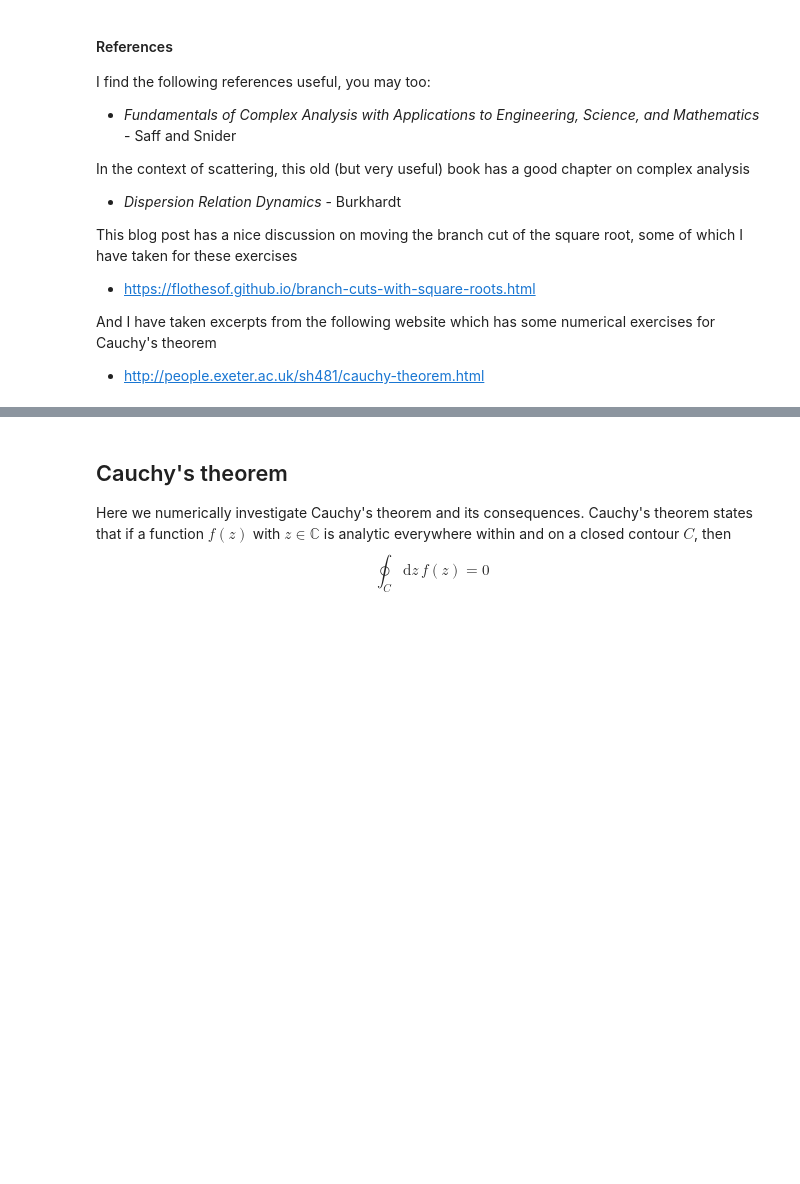
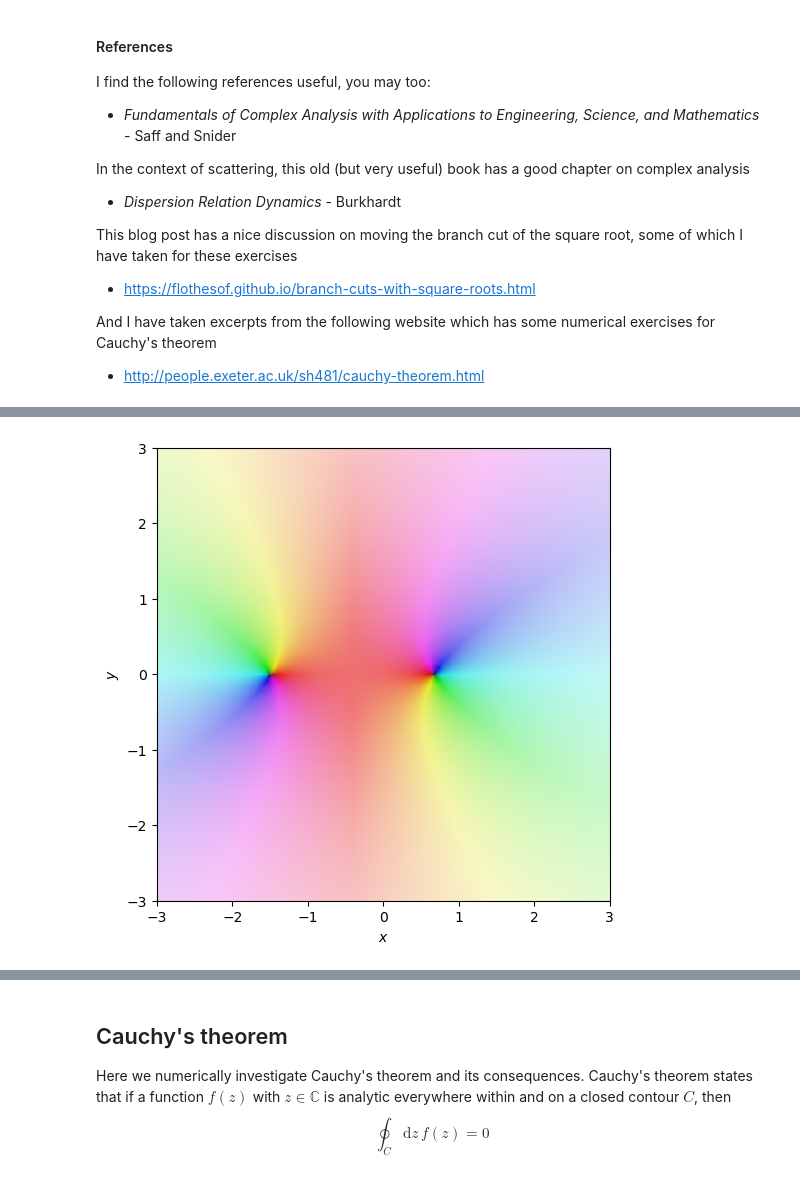
Before and after one commit to ajackura/LatticeSummerSchool2021-ScatteringExercises, a Jupyter notebook: Notebooks/complex.ipynb, the cells around one changed output, grey strips where cells are left out. Drawn from its saved outputs; the diff is of its cells as text; code cells hidden in the pictures; blank space fills up the shorter version.

```diff
--- a/Notebooks/complex.ipynb
+++ b/Notebooks/complex.ipynb
@@ -111,0 +179,12 @@ argand_plot_2D(f)
+# %%
+
+'''
+Example 1: Plotting a complex function (continued)
+'''
+
+# Making plot #3
+# Here we will used the utility defined above
+plt.figure(figsize=(8,6), dpi= 100)
+argand_plot_polar(f)
+# %% [output]
+[figure, added]
```
Also changed, not shown: parts of 10 cells of this notebook.
